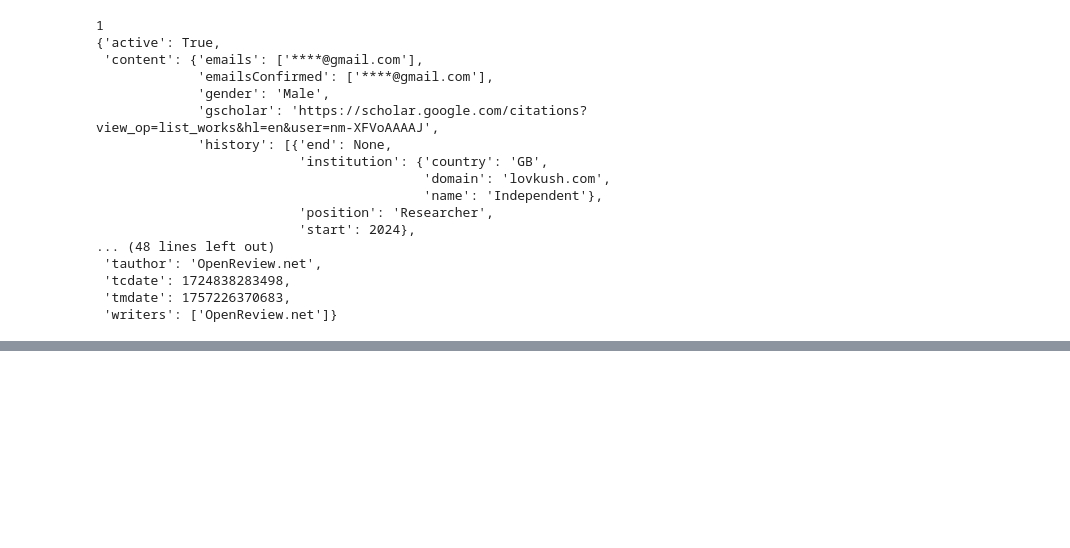
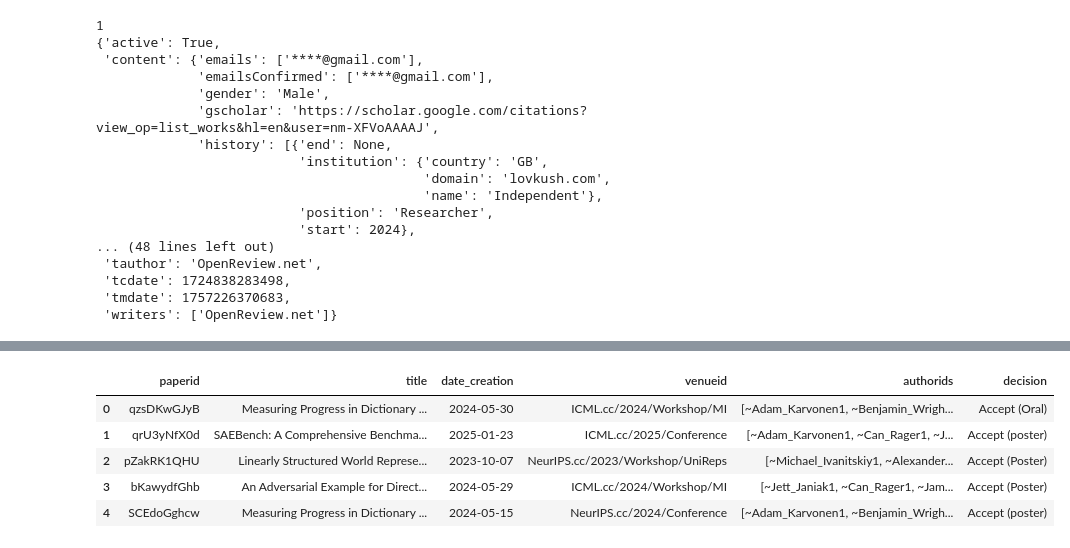
Before and after one commit to Lovkush-A/test-openreview, a Jupyter notebook: test_openreview.ipynb, the cells around one changed output, grey strips where cells are left out. Cells and saved outputs as stored; diff of their text form; code cells hidden in the pictures; blank space fills up the shorter version.

```diff
--- a/test_openreview.ipynb
+++ b/test_openreview.ipynb
@@ -61,0 +216,13 @@ for result in results:
+# %%
+# convert dict to dataframe
+df = pd.DataFrame(all_papers).T
+df.reset_index(inplace=True)
+df.rename(columns={'index': 'paperid'}, inplace=True)
+df.head()
+# %% [output]
+|  | paperid | title | date_creation | venueid | authorids | decision |
+| 0 | qzsDKwGJyB | Measuring Progress in Dictionary ... | 2024-05-30 | ICML.cc/2024/Workshop/MI | [~Adam_Karvonen1, ~Benjamin_Wrigh... | Accept (Oral) |
+| 1 | qrU3yNfX0d | SAEBench: A Comprehensive Benchma... | 2025-01-23 | ICML.cc/2025/Conference | [~Adam_Karvonen1, ~Can_Rager1, ~J... | Accept (poster) |
+| 2 | pZakRK1QHU | Linearly Structured World Represe... | 2023-10-07 | NeurIPS.cc/2023/Workshop/UniReps | [~Michael_Ivanitskiy1, ~Alexander... | Accept (Poster) |
+| 3 | bKawydfGhb | An Adversarial Example for Direct... | 2024-05-29 | ICML.cc/2024/Workshop/MI | [~Jett_Janiak1, ~Can_Rager1, ~Jam... | Accept (Poster) |
+| 4 | SCEdoGghcw | Measuring Progress in Dictionary ... | 2024-05-15 | NeurIPS.cc/2024/Conference | [~Adam_Karvonen1, ~Benjamin_Wrigh... | Accept (poster) |
```
Also changed, not shown: parts of 23 cells of this notebook, 2 other files.
